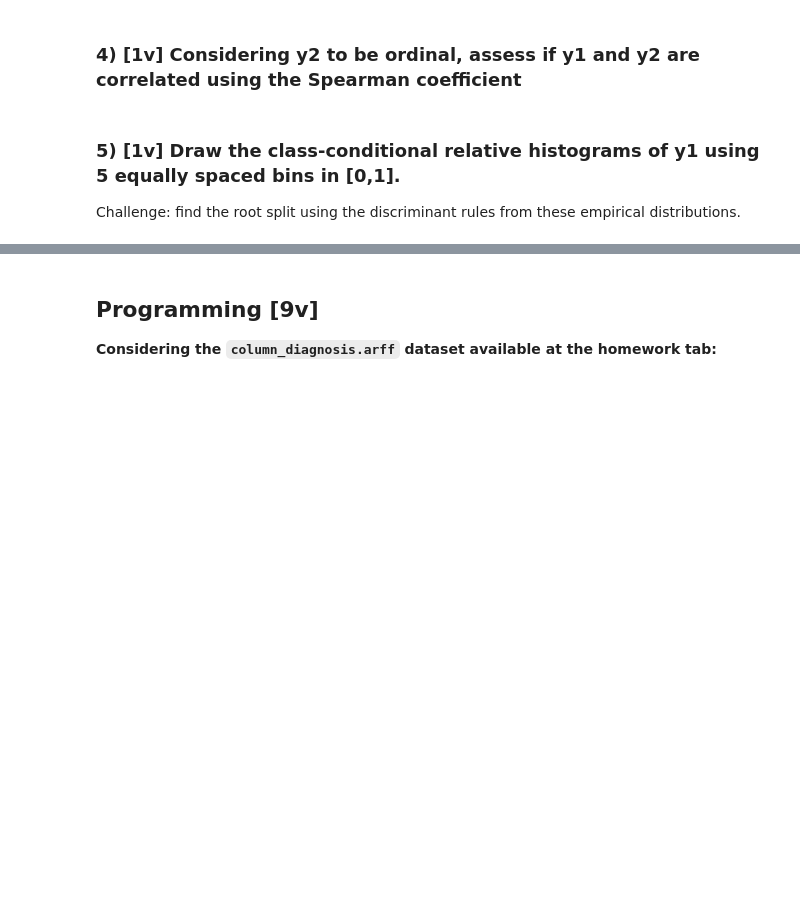
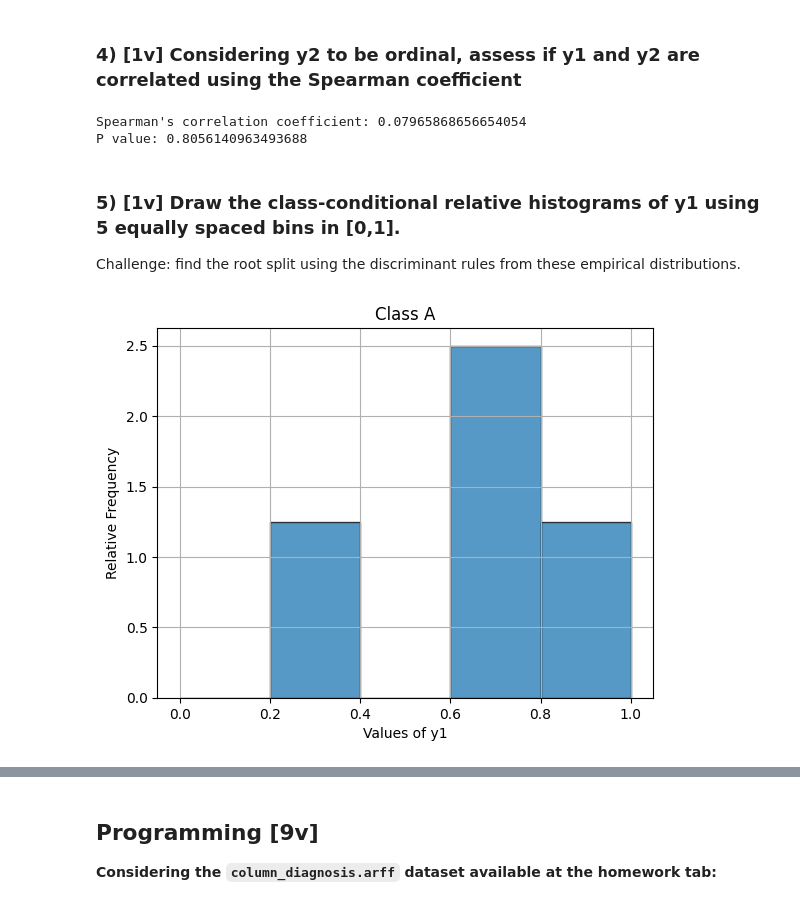
Before and after one commit to joanapeixinho/proj-APRE, a Jupyter notebook: src/hm1/HW1.ipynb, the cells around one changed output, grey strips where cells are left out. Cells and saved outputs as stored; diff of their text form; code cells hidden in the pictures; blank space fills up the shorter version.

Commit message:
Fix histogram maker

```diff
--- a/src/hm1/HW1.ipynb
+++ b/src/hm1/HW1.ipynb
@@ -36,24 +36,28 @@ rank_y2 = [8, 11, 3.5, 3.5, 3.5, 11, 3.5, 11, 8, 3.5, 8, 3.5]
 rho, p_value = scipy.stats.spearmanr(rank_y1, rank_y2)
 
 print("Spearman's correlation coefficient:", rho)
-print("P value:", p_value)
+# %% [output]
+Spearman's correlation coefficient: 0.07965868656654054
+P value: 0.8056140963493688
 # %% [markdown]
 ### 5) [1v] Draw the class-conditional relative histograms of y1 using 5 equally spaced bins in [0,1].
 Challenge: find the root split using the discriminant rules from these empirical distributions.
 # %%
 import numpy as np
 import matplotlib.pyplot as plt
 
 # Data for y1
-y1 = np.array([0.24, 0.06, 0.04, 0.36, 0.32, 0.68, 0.9, 0.76, 0.46, 0.62, 0.44, 0.52])
+y1 = np.array([0.24,2,2,2,2,0.68,0.9,0.76,2,2,2,2])
 num_bins = 5  # Number of bins (intervals)
 
 # Create the histogram of relative frequency
-plt.hist(y1, bins=num_bins, range=(0, 1), density=True, alpha=0.75, edgecolor='k')
+plt.hist(y1, bins=num_bins, range=(0, 1), density=True, alpha=0.75, edgecolor='k', weights=np.ones_like(y1) / len(y1))
 
 plt.xlabel('Values of y1')
 plt.ylabel('Relative Frequency')
-plt.title('Histogram of Relative Frequency of y1')
+plt.title('Class A')
 plt.grid(True)
 
 plt.show()
+# %% [output]
+[figure, added]
```
Also changed, not shown: parts of 4 cells of this notebook.
